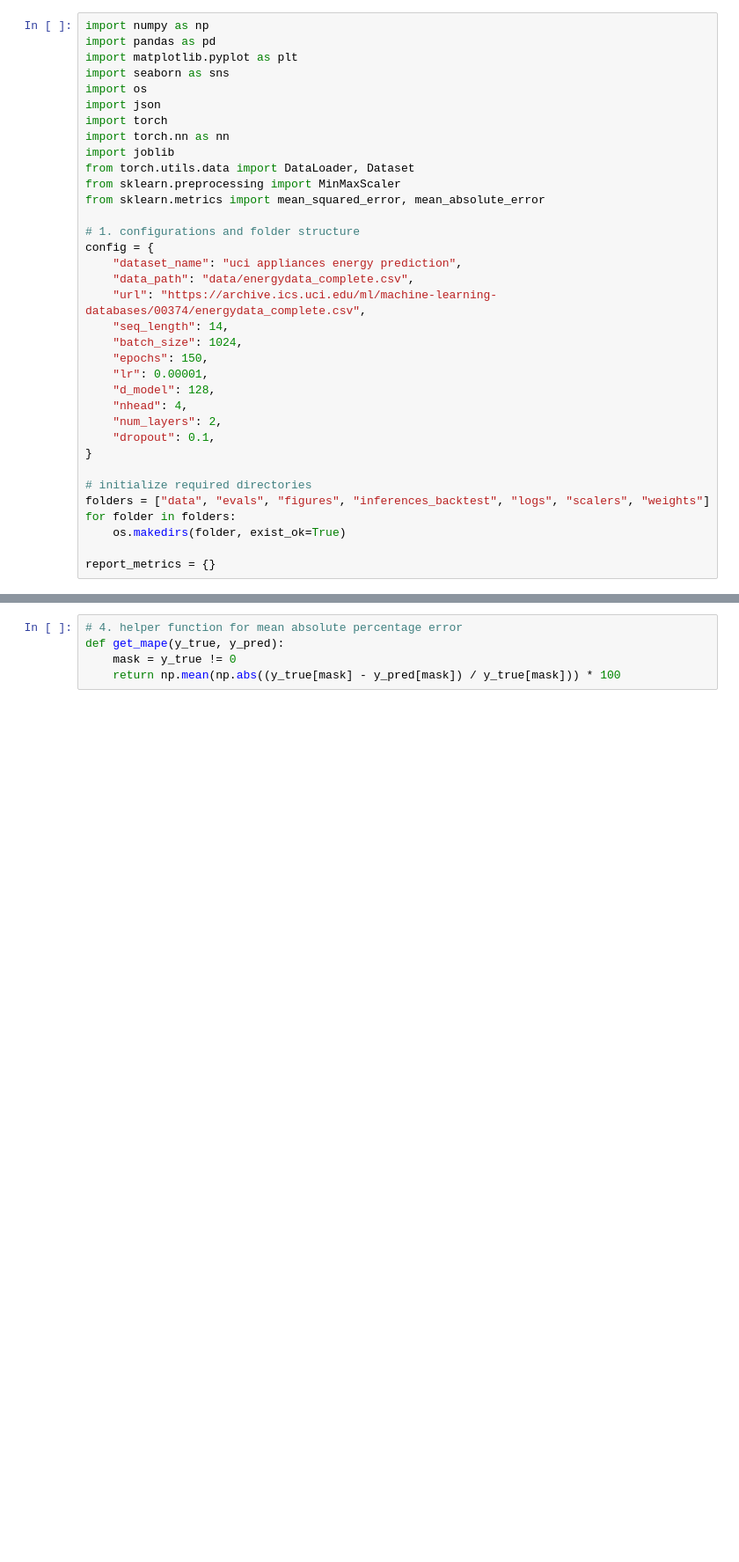
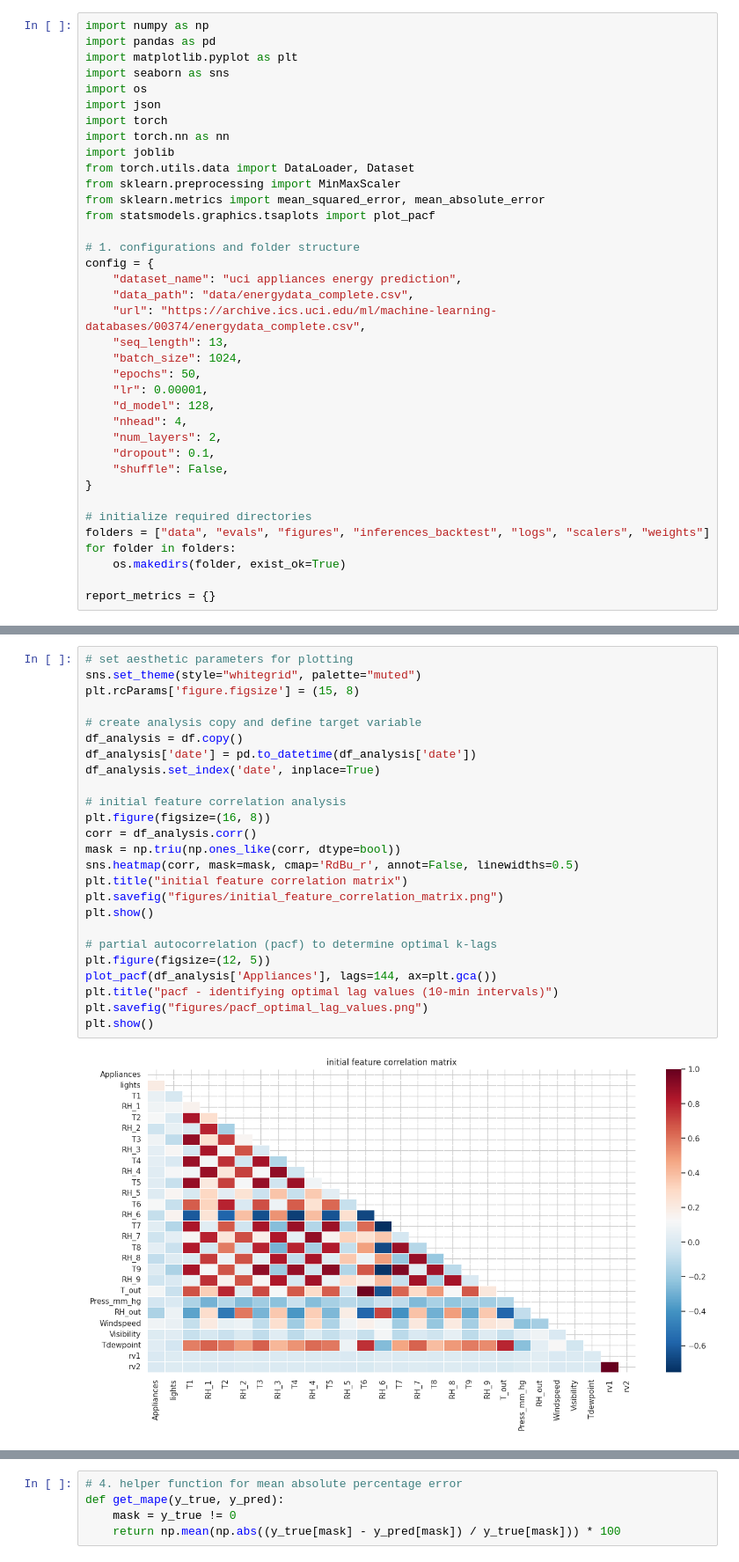
Before and after one commit to phamtrannhatlinh/BTL-DL, a Jupyter notebook: draft.ipynb, the cells around one changed output, grey strips where cells are left out. Shown at 88% size. Drawn from its saved outputs; the diff is of its cells as text; blank space fills up the shorter version.

Commit message:
select feature, select k-lag, compare shuffle true-false, update README.md

```diff
--- a/draft.ipynb
+++ b/draft.ipynb
@@ -11,20 +11,22 @@ import joblib
 from torch.utils.data import DataLoader, Dataset
 from sklearn.preprocessing import MinMaxScaler
 from sklearn.metrics import mean_squared_error, mean_absolute_error
+from statsmodels.graphics.tsaplots import plot_pacf
 
 # 1. configurations and folder structure
 config = {
     "dataset_name": "uci appliances energy prediction",
     "data_path": "data/energydata_complete.csv",
     "url": "https://archive.ics.uci.edu/ml/machine-learning-databases/00374/energydata_complete.csv",
-    "seq_length": 14,
+    "seq_length": 13,
     "batch_size": 1024,
-    "epochs": 150,
+    "epochs": 50,
     "lr": 0.00001,
     "d_model": 128,
     "nhead": 4,
     "num_layers": 2,
     "dropout": 0.1,
+    "shuffle": False,
 }
 
 # initialize required directories
@@ -35,0 +45,27 @@ report_metrics = {}
+# %%
+# set aesthetic parameters for plotting
+sns.set_theme(style="whitegrid", palette="muted")
+plt.rcParams['figure.figsize'] = (15, 8)
+
+# create analysis copy and define target variable
+df_analysis = df.copy()
+df_analysis['date'] = pd.to_datetime(df_analysis['date'])
+df_analysis.set_index('date', inplace=True)
+
+# initial feature correlation analysis
+plt.figure(figsize=(16, 8))
+corr = df_analysis.corr()
+mask = np.triu(np.ones_like(corr, dtype=bool))
+sns.heatmap(corr, mask=mask, cmap='RdBu_r', annot=False, linewidths=0.5)
+plt.title("initial feature correlation matrix")
+plt.savefig("figures/initial_feature_correlation_matrix.png")
+plt.show()
+
+# partial autocorrelation (pacf) to determine optimal k-lags
+plt.figure(figsize=(12, 5))
+plot_pacf(df_analysis['Appliances'], lags=144, ax=plt.gca())
+plt.title("pacf - identifying optimal lag values (10-min intervals)")
+plt.savefig("figures/pacf_optimal_lag_values.png")
+plt.show()
+# %% [output]
+[figure, added]
```
Also changed, not shown: parts of 7 cells of this notebook, 46 other files.
